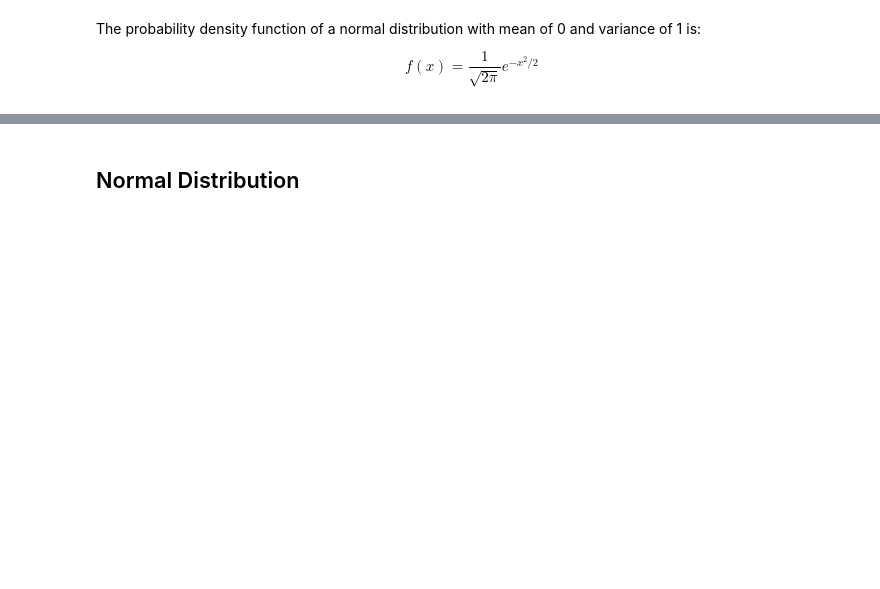
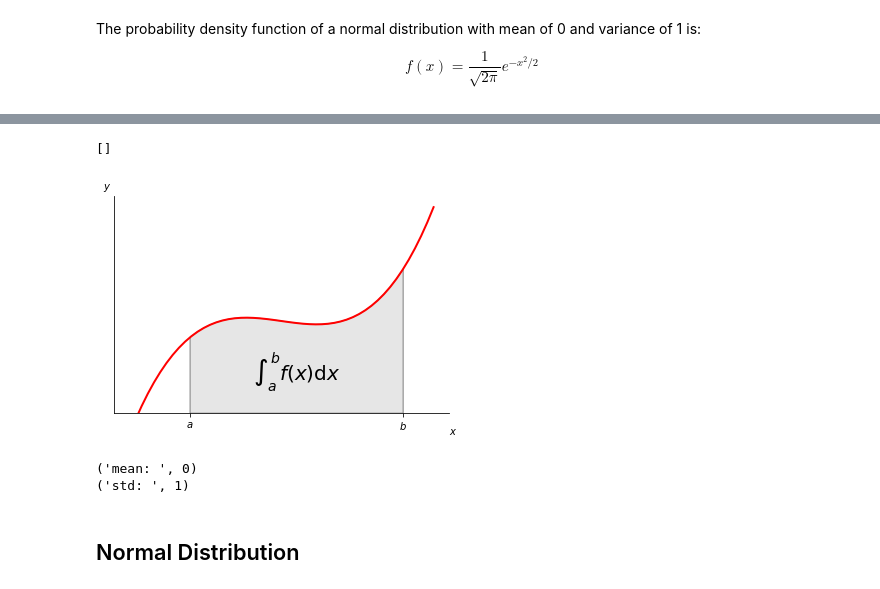
Before and after one commit to mGalarnyk/Python_Tutorials, a Jupyter notebook: Statistics/normal_Distribution_Area_Under_Curve.ipynb, the cells around one changed output, grey strips where cells are left out. Cells and saved outputs as stored; diff of their text form; code cells hidden in the pictures; blank space fills up the shorter version.

```diff
--- a/Statistics/normal_Distribution_Area_Under_Curve.ipynb
+++ b/Statistics/normal_Distribution_Area_Under_Curve.ipynb
@@ -27,2 +71,59 @@ plt.plot(np.linspace(-4, 4, num = 100), pdf_normal_distribution)
+# %%
+import numpy as np
+import matplotlib.pyplot as plt
+from matplotlib.patches import Polygon
+
+
+def func(x):
+    return (x - 3) * (x - 5) * (x - 7) + 85
+
+
+a, b = 2, 9  # integral limits
+x = np.linspace(0, 10)
+y = func(x)
+
+fig, ax = plt.subplots()
+plt.plot(x, y, 'r', linewidth=2)
+plt.ylim(ymin=0)
+
+# Make the shaded region
+ix = np.linspace(a, b)
+iy = func(ix)
+verts = [(a, 0)] + list(zip(ix, iy)) + [(b, 0)]
+poly = Polygon(verts, facecolor='0.9', edgecolor='0.5')
+ax.add_patch(poly)
+
+plt.text(0.5 * (a + b), 30, r"$\int_a^b f(x)\mathrm{d}x$",
+         horizontalalignment='center', fontsize=20)
+
+plt.figtext(0.9, 0.05, '$x$')
+plt.figtext(0.1, 0.9, '$y$')
+
+ax.spines['right'].set_visible(False)
+ax.spines['top'].set_visible(False)
+ax.xaxis.set_ticks_position('bottom')
+
+ax.set_xticks((a, b))
+ax.set_xticklabels(('$a$', '$b$'))
+ax.set_yticks([])
+# %% [output]
+[]
+[figure, added]
+# %%
+# Draw samples from normal distribution
+# Mean is 0
+# Std is 1
+mu, sigma = 0, 1
+
+myNormalDistribution = np.random.normal(mu, sigma,  100000000)
+
+# Mean is close to Zero
+mean = myNormalDistribution.mean()
+standardDeviation = myNormalDistribution.std()
+print('mean: ', int(mean))
+print('std: ', int(standardDeviation))
+# %% [output]
+('mean: ', 0)
+('std: ', 1)
 # %% [markdown]
 ## Normal Distribution
```
Also changed, not shown: parts of 20 cells of this notebook, 3 other files.
